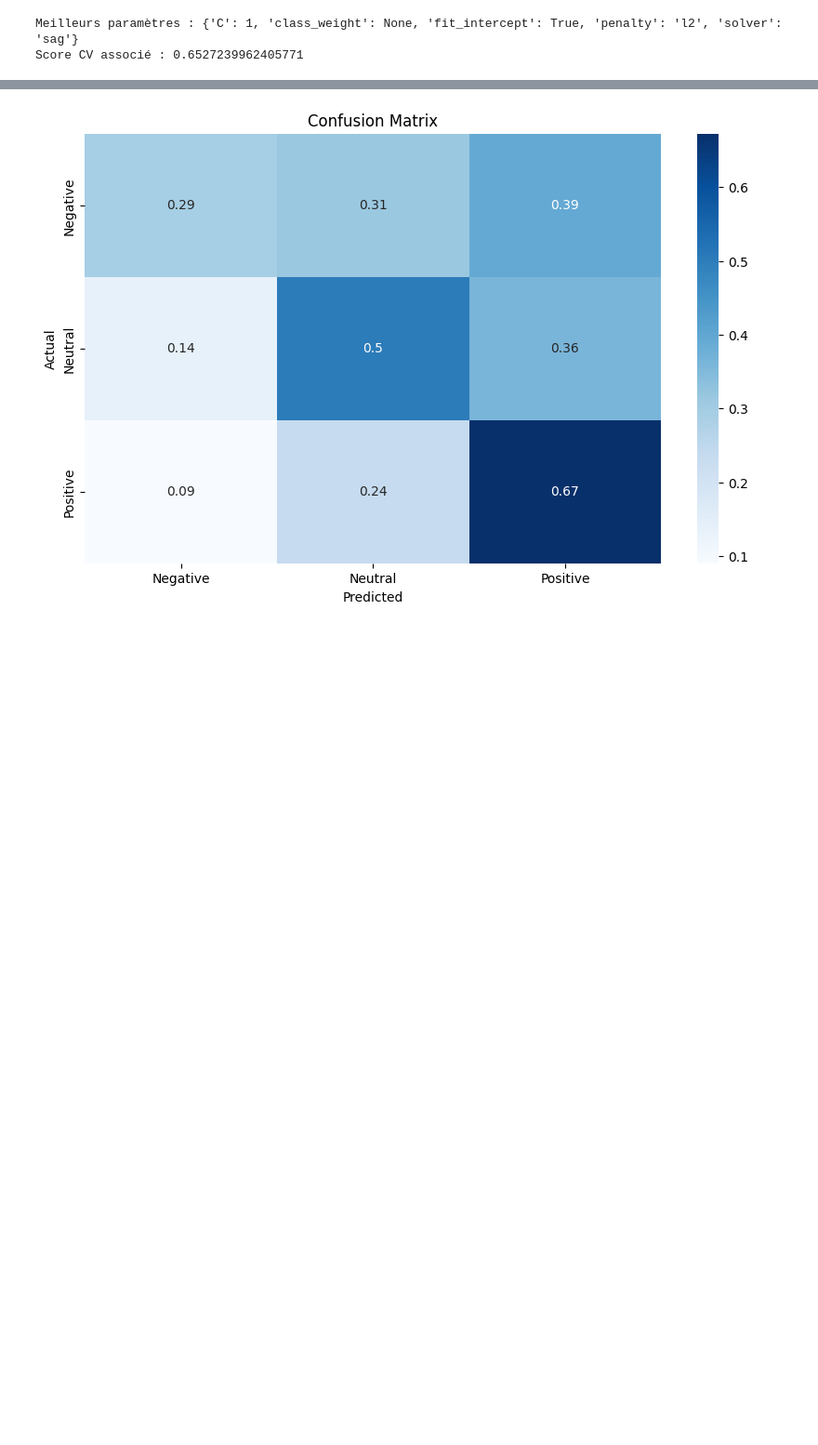
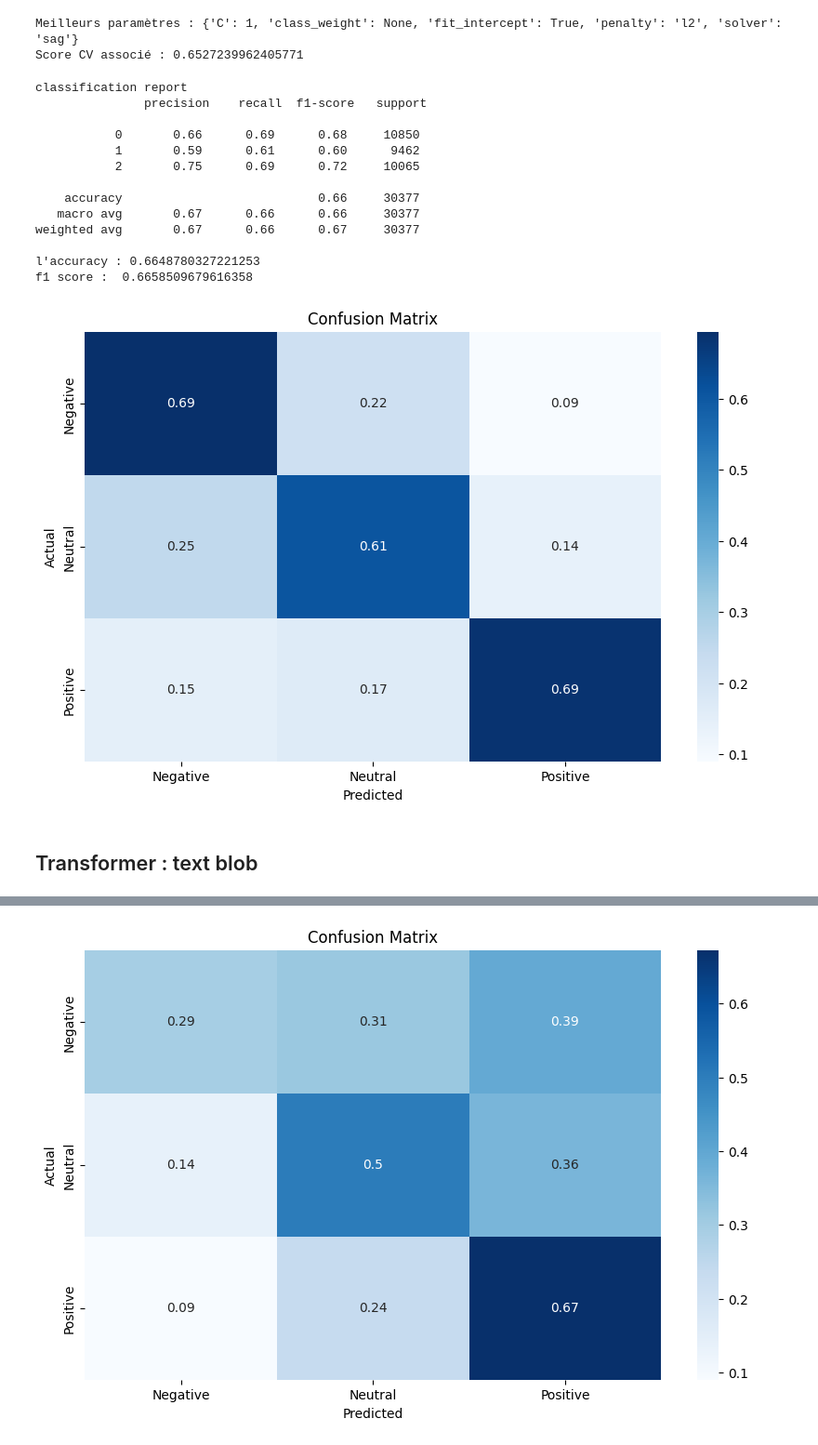
Before and after one commit to Carla-FL/Projet-RNCP, a Jupyter notebook: notebooks/3_SentimentAnalysis.ipynb, the cells around one changed output, grey strips where cells are left out. Shown at 93% size. Cells and saved outputs as stored; diff of their text form; code cells hidden in the pictures; blank space fills up the shorter version.

Commit message:
début finetunig + fin grid search cv + data set d'entrainement

```diff
--- a/notebooks/3_SentimentAnalysis.ipynb
+++ b/notebooks/3_SentimentAnalysis.ipynb
@@ -892,10 +894,10 @@ print("X_ shape:", x.shape)
 X_w2v shape: (151884, 100)
 X_ shape: (151884, 78252)
 # %%
-# Séparation des données en ensembles d'entraînement et de test
-x_knn = np.array(df_yt_trad['w2vec_vector'].tolist())
-x = np.array(df_yt_trad['tfidf_vector'].tolist())
-# w = np.array(df_yt_trad['text_fr'].tolist())
+# # Séparation des données en ensembles d'entraînement et de test
+# x_knn = np.array(df_yt_trad['w2vec_vector'].tolist())
+# x = np.array(df_yt_trad['tfidf_vector'].tolist())
+# # w = np.array(df_yt_trad['text_fr'].tolist())
 # %% [output]
 Error:
 # %%
@@ -1733,3 +1745,35 @@ To disable this warning, you can either:
   warnings.warn(
 Meilleurs paramètres : {'C': 1, 'class_weight': None, 'fit_intercept': True, 'penalty': 'l2', 'solver': 'sag'}
 Score CV associé : 0.6527239962405771
+# %%
+grid_model = grid.best_estimator_
+y_grid = grid_model.predict(x_test)
+# évaluation
+print("classification report \n",classification_report(y_test, y_grid))
+print("l'accuracy :",accuracy_score(y_test, y_grid))
+print("f1 score : ",f1_score(y_test, y_grid, average="weighted"))
+
+conf_matrix = confusion_matrix(y_test, y_grid,normalize='true' )
+plt.figure(figsize=(10, 6))
+sns.heatmap(conf_matrix, annot=True, cmap='Blues', xticklabels=label_encoder.classes_, yticklabels=label_encoder.classes_)
+plt.xlabel('Predicted')
+plt.ylabel('Actual')
+plt.title('Confusion Matrix')
+plt.show()
+# %% [output]
+classification report
+               precision    recall  f1-score   support
+
+           0       0.66      0.69      0.68     10850
+           1       0.59      0.61      0.60      9462
+           2       0.75      0.69      0.72     10065
+
+    accuracy                           0.66     30377
+   macro avg       0.67      0.66      0.66     30377
+weighted avg       0.67      0.66      0.67     30377
+
+l'accuracy : 0.6648780327221253
+f1 score :  0.6658509679616358
+[figure, added]
+# %% [markdown]
+## Transformer : text blob
```
Also changed, not shown: parts of 21 cells of this notebook, 8 other files.
